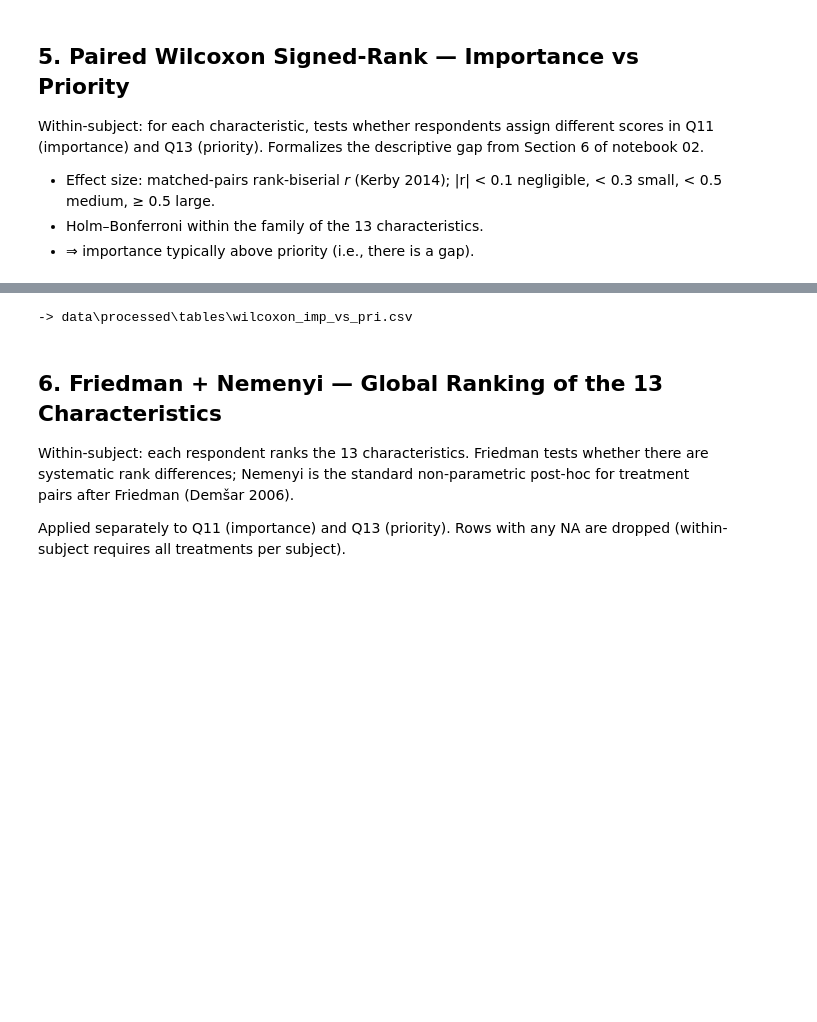
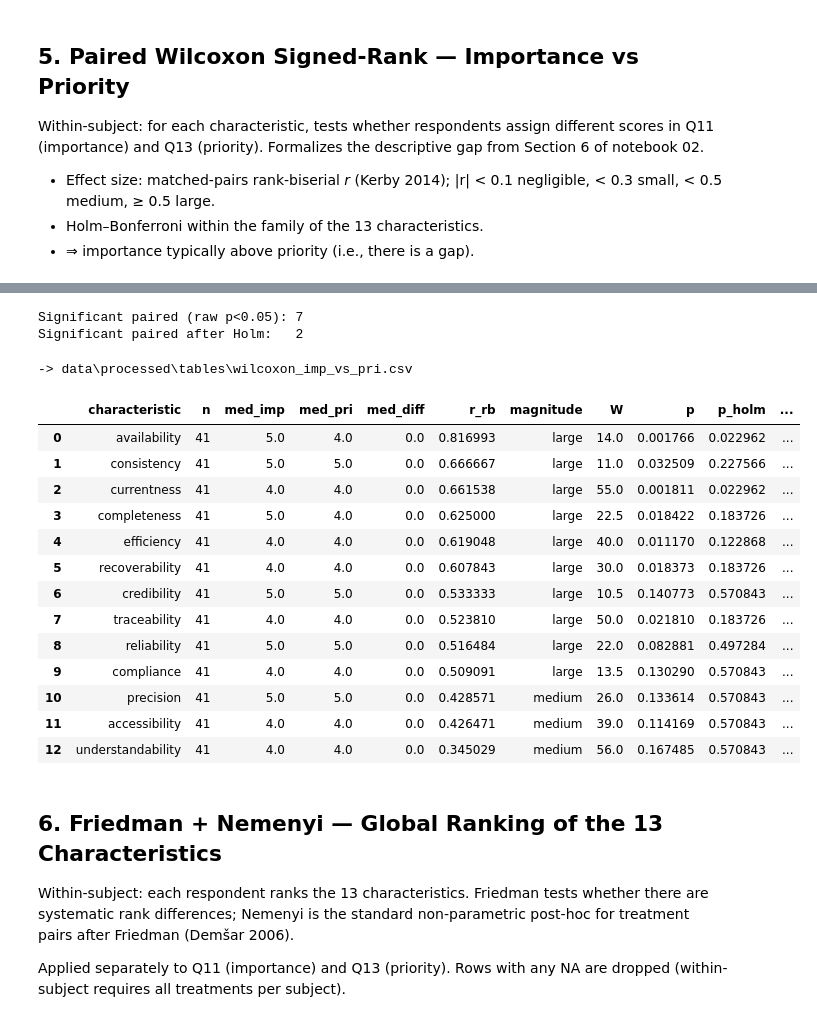
Before and after one commit to reset-ufc/data-quality-requirements-ml-systems, a Jupyter notebook: notebooks/03_inferential.ipynb, the cells around one changed output, grey strips where cells are left out. Cells and saved outputs as stored; diff of their text form; code cells hidden in the pictures; blank space fills up the shorter version.

Commit message:
use structured tables in views

```diff
--- a/notebooks/03_inferential.ipynb
+++ b/notebooks/03_inferential.ipynb
@@ -263,11 +213,61 @@ understandability 41      4.0      4.0       0.0 0.345029    medium 56.0 0.16748
-# %%
-# Save auxiliary table for inspection / future use in the paper
-out_path = U.DATA_PROC / "tables" / "wilcoxon_imp_vs_pri.csv"
-out_path.parent.mkdir(parents=True, exist_ok=True)
-paired_disp.to_csv(out_path, index=False)
-print(f"-> {out_path.relative_to(U.ROOT)}")
-# %% [output]
--> data\processed\tables\wilcoxon_imp_vs_pri.csv
+# %%
+rows = []
+for col_imp, col_pri in zip(U.IMP_COLS, U.PRI_COLS):
+    char = col_imp.split("_", 1)[1]
+    res = U.wilcoxon_paired(df[col_imp], df[col_pri])
+    rows.append({"characteristic": char,
+                 "med_imp": float(df[col_imp].median()),
+                 "med_pri": float(df[col_pri].median()),
+                 **res})
+paired = pd.DataFrame(rows)
+
+valid = paired["p"].notna()
+if valid.sum():
+    reject, p_adj, _, _ = multipletests(paired.loc[valid, "p"], method="holm")
+    paired["p_holm"] = float("nan")
+    paired.loc[valid, "p_holm"] = p_adj
+    paired["sig_holm"] = False
+    paired.loc[valid, "sig_holm"] = reject
+else:
+    paired["p_holm"] = float("nan")
+    paired["sig_holm"] = False
+paired["sig_raw"] = paired["p"] < 0.05
+
+paired_disp = paired[["characteristic", "n", "med_imp", "med_pri", "med_diff",
+                       "r_rb", "magnitude", "W", "p", "p_holm", "sig_holm"]]
+print(f"Significant paired (raw p<0.05): {paired['sig_raw'].sum()}")
+print(f"Significant paired after Holm:   {paired['sig_holm'].sum()}")
+# %% [output]
+Significant paired (raw p<0.05): 7
+Significant paired after Holm:   2
+# %%
+out_path = U.DATA_PROC / "tables" / "wilcoxon_imp_vs_pri.csv"
+out_path.parent.mkdir(parents=True, exist_ok=True)
+paired_disp.to_csv(out_path, index=False)
+print(f"-> {out_path.relative_to(U.ROOT)}")
+# %% [output]
+-> data\processed\tables\wilcoxon_imp_vs_pri.csv
+# %%
+display(
+    paired_disp
+    .sort_values("r_rb", key=abs, ascending=False)
+    .reset_index(drop=True)
+)
+# %% [output]
+|  | characteristic | n | med_imp | med_pri | med_diff | r_rb | magnitude | W | p | p_holm | ... |
+| 0 | availability | 41 | 5.0 | 4.0 | 0.0 | 0.816993 | large | 14.0 | 0.001766 | 0.022962 | ... |
+| 1 | consistency | 41 | 5.0 | 5.0 | 0.0 | 0.666667 | large | 11.0 | 0.032509 | 0.227566 | ... |
+| 2 | currentness | 41 | 4.0 | 4.0 | 0.0 | 0.661538 | large | 55.0 | 0.001811 | 0.022962 | ... |
+| 3 | completeness | 41 | 5.0 | 4.0 | 0.0 | 0.625000 | large | 22.5 | 0.018422 | 0.183726 | ... |
+| 4 | efficiency | 41 | 4.0 | 4.0 | 0.0 | 0.619048 | large | 40.0 | 0.011170 | 0.122868 | ... |
+| 5 | recoverability | 41 | 4.0 | 4.0 | 0.0 | 0.607843 | large | 30.0 | 0.018373 | 0.183726 | ... |
+| 6 | credibility | 41 | 5.0 | 5.0 | 0.0 | 0.533333 | large | 10.5 | 0.140773 | 0.570843 | ... |
+| 7 | traceability | 41 | 4.0 | 4.0 | 0.0 | 0.523810 | large | 50.0 | 0.021810 | 0.183726 | ... |
+| 8 | reliability | 41 | 5.0 | 5.0 | 0.0 | 0.516484 | large | 22.0 | 0.082881 | 0.497284 | ... |
+| 9 | compliance | 41 | 4.0 | 4.0 | 0.0 | 0.509091 | large | 13.5 | 0.130290 | 0.570843 | ... |
+| 10 | precision | 41 | 5.0 | 5.0 | 0.0 | 0.428571 | medium | 26.0 | 0.133614 | 0.570843 | ... |
+| 11 | accessibility | 41 | 4.0 | 4.0 | 0.0 | 0.426471 | medium | 39.0 | 0.114169 | 0.570843 | ... |
+| 12 | understandability | 41 | 4.0 | 4.0 | 0.0 | 0.345029 | medium | 56.0 | 0.167485 | 0.570843 | ... |
 # %% [markdown]
 ## 6. Friedman + Nemenyi — Global Ranking of the 13 Characteristics
 
```
Also changed, not shown: parts of 24 cells of this notebook.
